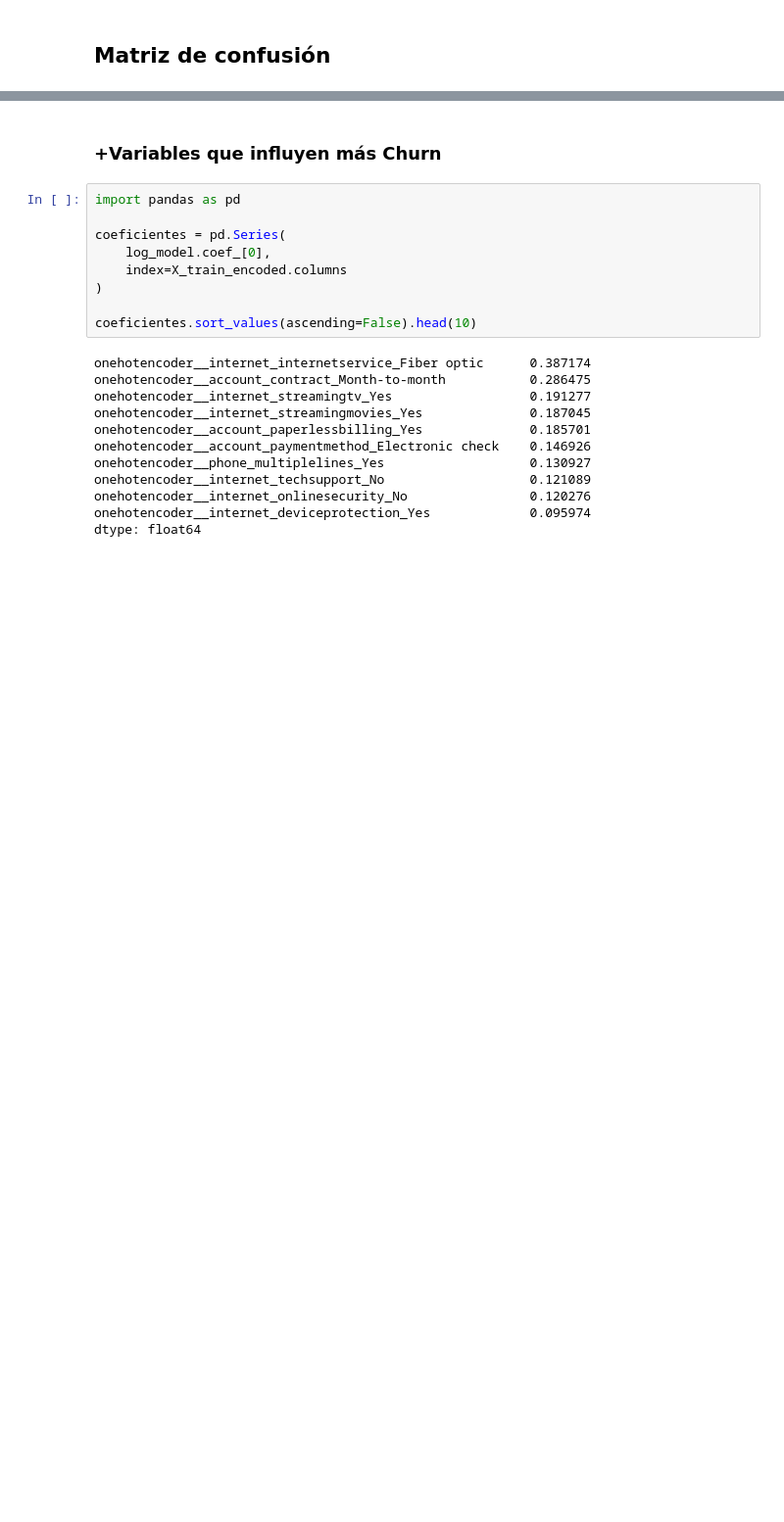
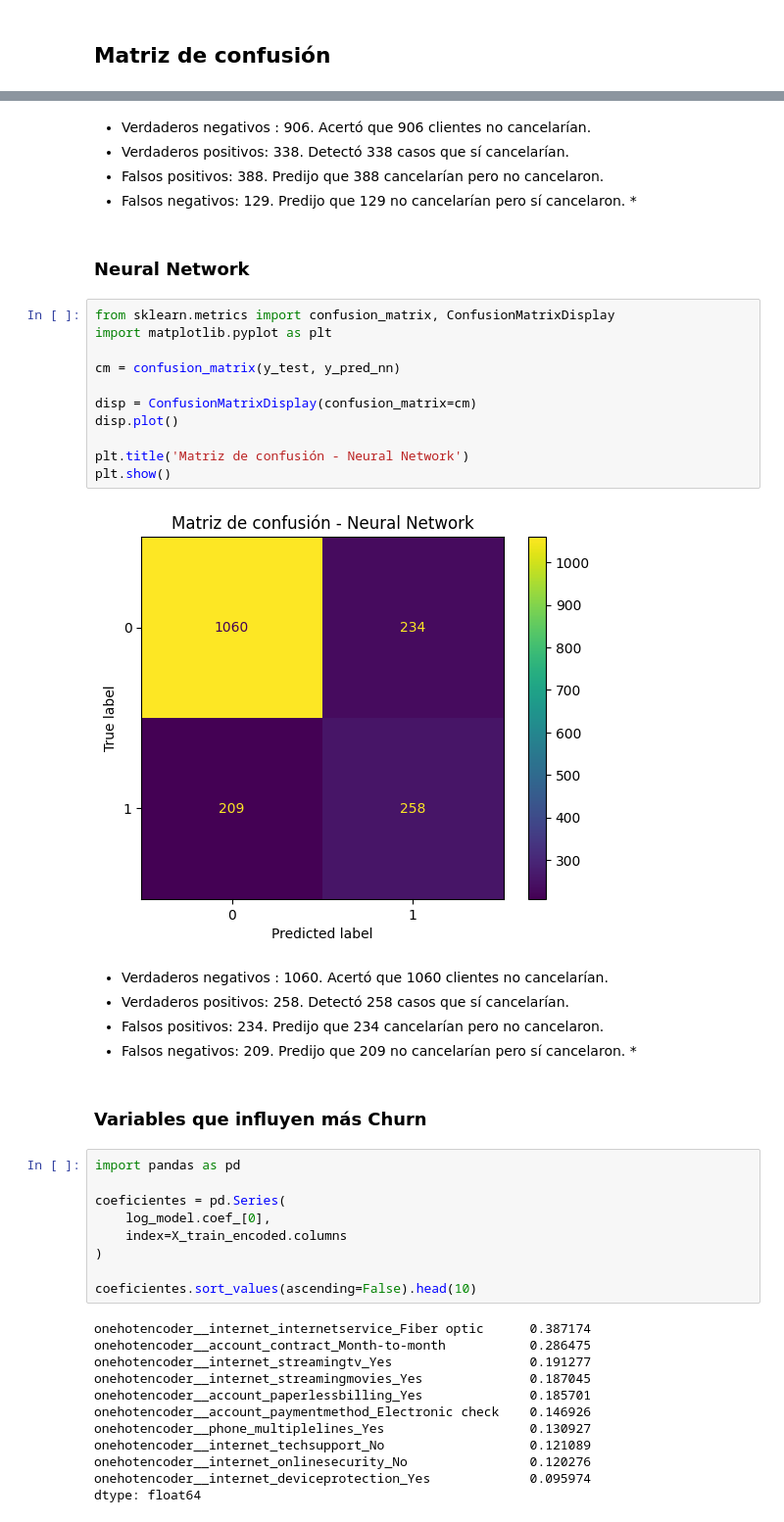
Before and after one commit to AndreaCisneros/challenge-telecomx-2, a Jupyter notebook: telecomx-2.ipynb, the cells around one changed output, grey strips where cells are left out. Shown at 98% size. Saved outputs shown, nothing was run; the diff lists cells and outputs as text; blank space fills up the shorter version.

```diff
--- a/telecomx-2.ipynb
+++ b/telecomx-2.ipynb
@@ -455,5 +488,30 @@ plt.show()
+# %% [markdown]
+- Verdaderos negativos : 906. Acertó que 906 clientes no cancelarían.
+- Verdaderos positivos: 338. Detectó 338 casos que sí cancelarían.
+- Falsos positivos: 388. Predijo que 388 cancelarían pero no cancelaron.
+- Falsos negativos: 129. Predijo que 129 no cancelarían pero sí cancelaron. *
+# %% [markdown]
+### Neural Network
+# %%
+from sklearn.metrics import confusion_matrix, ConfusionMatrixDisplay
+import matplotlib.pyplot as plt
+
+cm = confusion_matrix(y_test, y_pred_nn)
+
+disp = ConfusionMatrixDisplay(confusion_matrix=cm)
+disp.plot()
+
+plt.title('Matriz de confusión - Neural Network')
+plt.show()
+# %% [output]
+[figure, added]
+# %% [markdown]
+- Verdaderos negativos : 1060. Acertó que 1060 clientes no cancelarían.
+- Verdaderos positivos: 258. Detectó 258 casos que sí cancelarían.
+- Falsos positivos: 234. Predijo que 234 cancelarían pero no cancelaron.
+- Falsos negativos: 209. Predijo que 209 no cancelarían pero sí cancelaron. *
 # %% [markdown]
-### +Variables que influyen más Churn
+### Variables que influyen más Churn
 # %%
 import pandas as pd
 
```
Also changed, not shown: parts of 19 cells of this notebook.
